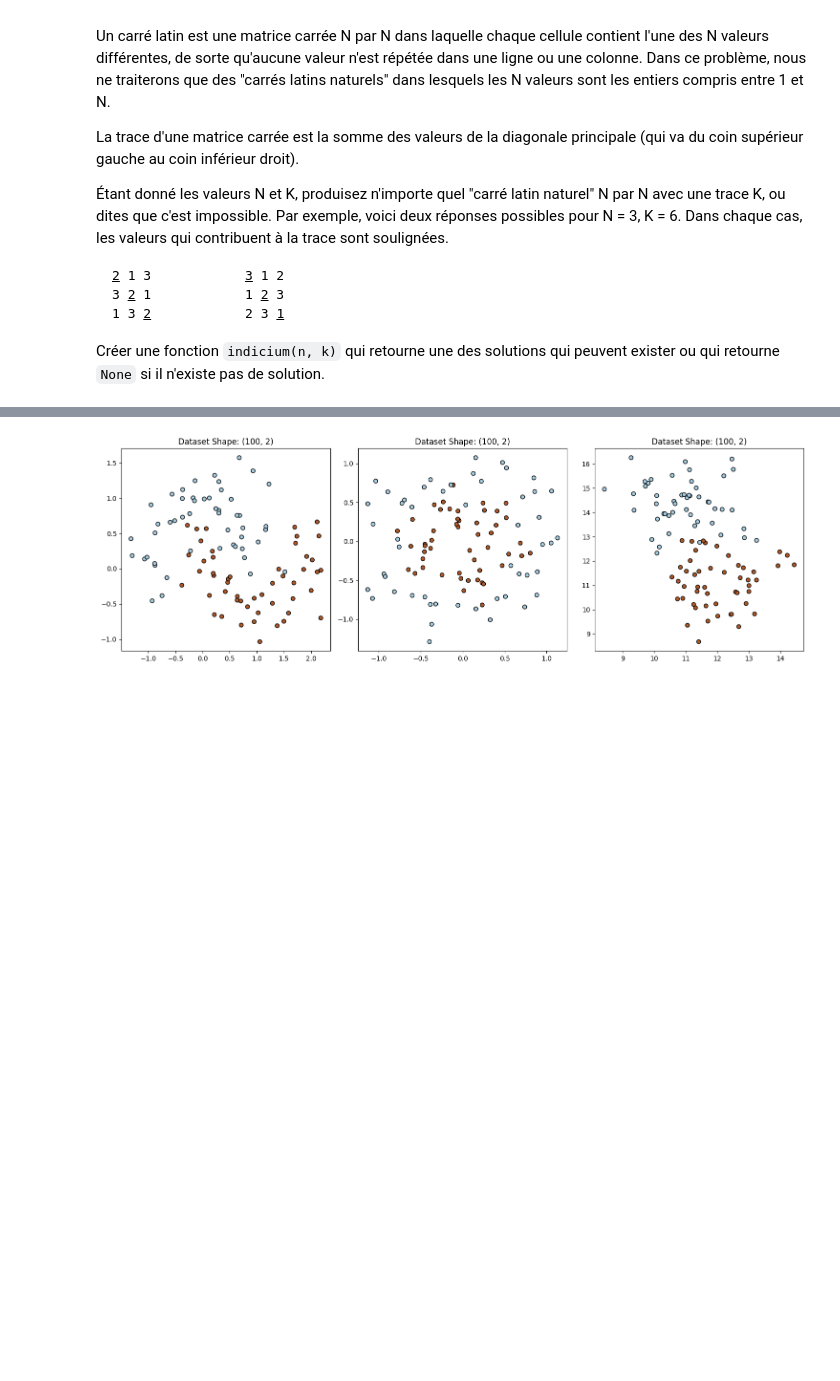
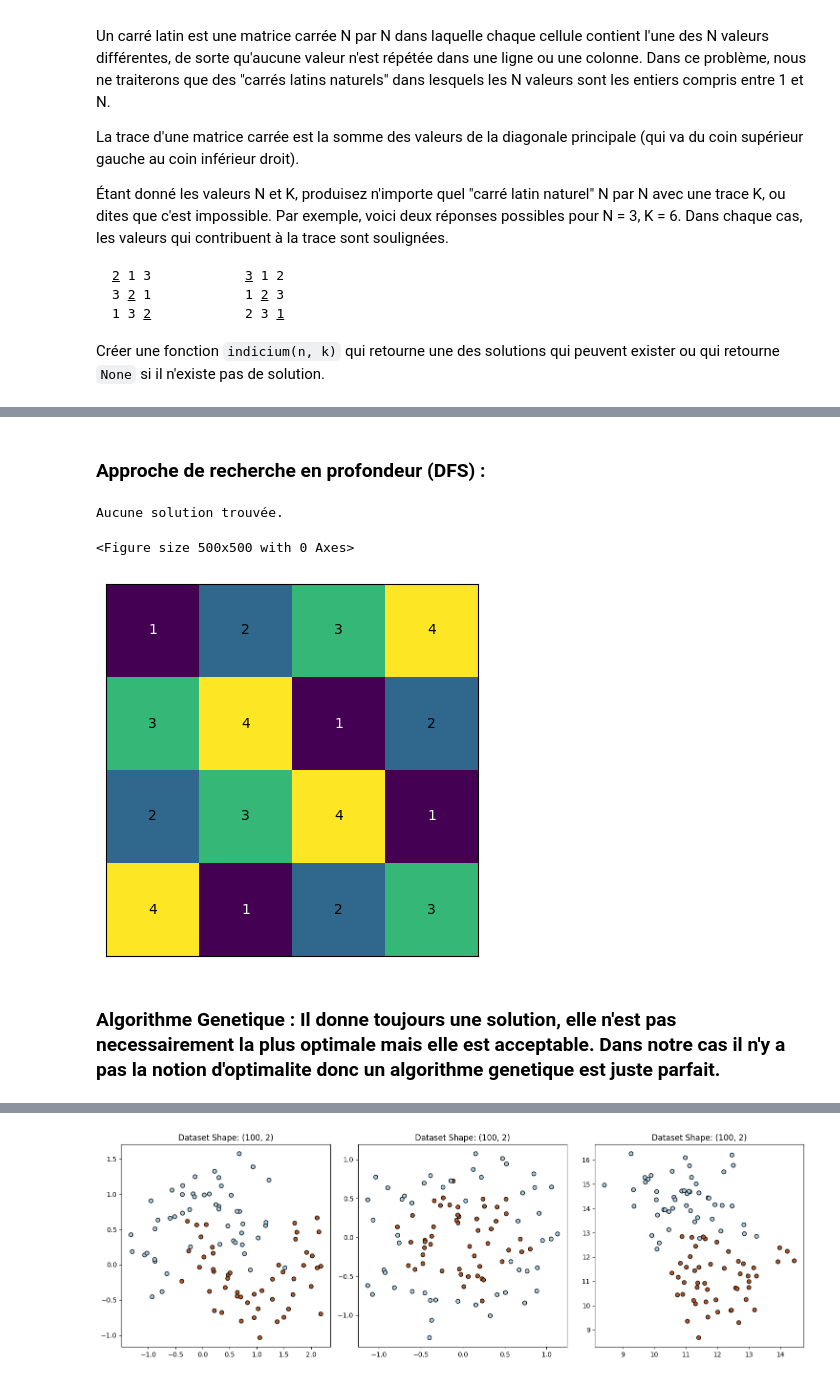
Before and after one commit to ferrorra/Programmation-Avanc-e-AMSD, a Jupyter notebook: BOUROUINA_Rania.ipynb, the cells around one changed output, grey strips where cells are left out. Saved outputs shown, nothing was run; the diff lists cells and outputs as text; code cells hidden in the pictures; blank space fills up the shorter version.

```diff
--- a/BOUROUINA_Rania.ipynb
+++ b/BOUROUINA_Rania.ipynb
@@ -213,0 +299,64 @@ else:
+# %% [markdown]
+### Approche de recherche en profondeur (DFS) :
+# %%
+def indicium_dfs(n, k):
+    def dfs(depth):
+        if depth == n*n:
+            if sum(board[i][i] for i in range(n)) == k:
+                return True
+            else:
+                return False
+
+        x, y = divmod(depth, n)
+        for v in range(1, n+1):
+            if not row[x][v] and not col[y][v]:
+                board[x][y] = v
+                row[x][v] = col[y][v] = True
+
+                if dfs(depth + 1):
+                    return True
+
+                board[x][y] = 0
+                row[x][v] = col[y][v] = False
+
+        return False
+
+    board = [[0]*n for _ in range(n)]
+    row = [[False]*(n+1) for _ in range(n)]
+    col = [[False]*(n+1) for _ in range(n)]
+
+    if dfs(0):
+        return board
+    else:
+        return None
+# %%
+# Tester la fonction indicium avec N = 3 et K = 6
+n = 4
+k = 5
+square = indicium_dfs(n, k)
+
+# Vérifier si une solution a été trouvée
+if square is not None:
+    # Visualiser le carré latin
+    visualize_latin_square(square)
+else:
+    print("Aucune solution trouvée.")
+# %% [output]
+Aucune solution trouvée.
+# %%
+# Tester la fonction indicium avec N = 3 et K = 6
+n = 4
+k = 12
+square = indicium_dfs(n, k)
+
+# Vérifier si une solution a été trouvée
+if square is not None:
+    # Visualiser le carré latin
+    visualize_latin_square(square)
+else:
+    print("Aucune solution trouvée.")
+# %% [output]
+<Figure size 500x500 with 0 Axes>
+[figure, added]
+# %% [markdown]
+### Algorithme Genetique : Il donne toujours une solution, elle n'est pas necessairement la plus optimale mais elle est acceptable. Dans notre cas il n'y a pas la notion d'optimalite donc un algorithme genetique est juste parfait.
```
Also changed, not shown: parts of 25 cells of this notebook.
